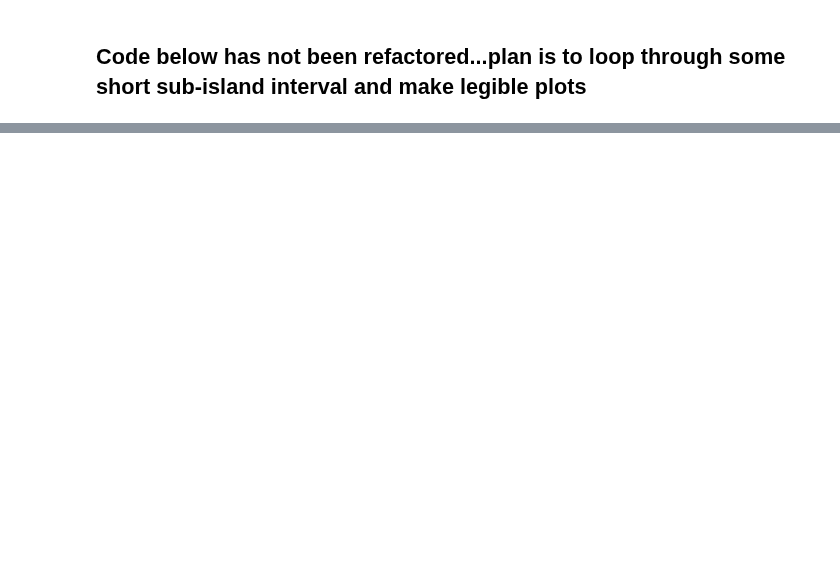
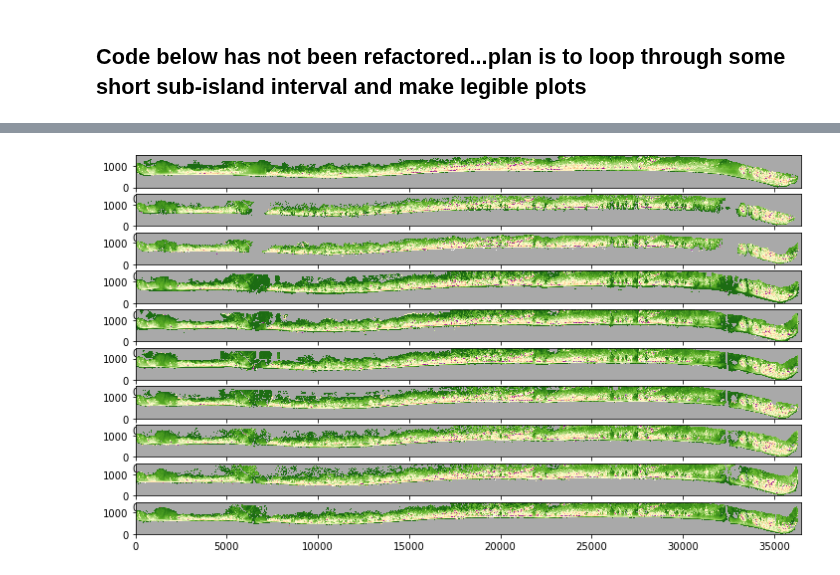
Before and after one commit to csherwood-usgs/CoreBx, a Jupyter notebook: Process_CoreBx_map_view_refac.ipynb, the cells around one changed output, grey strips where cells are left out. Saved outputs shown, nothing was run; the diff lists cells and outputs as text; code cells hidden in the pictures; blank space fills up the shorter version.

```diff
--- a/Process_CoreBx_map_view_refac.ipynb
+++ b/Process_CoreBx_map_view_refac.ipynb
@@ -917,27 +162,0 @@ plt.savefig('crest_change_histogram.png',bbox_inches='tight', format='png', dpi
-# %%
-%run -i CoreBx_funcs
-bin_edges = [ .5, 1., 1.5, 2, 2.5, 3., 3.5, 4, 4.5, 5, 5.5, 6, 6.5]
-nbins = len(bin_edges)-1
-print('nbins=',nbins)
-zcm = np.ones(nbins)*np.nan
-zcstd = zcm.copy()
-dvm = zcm.copy()
-dvstd = zcm.copy()
-for i in range(nbins):
-    zcm[i]=np.nanmean(zcrest0[0,(zcrest[0,:]>=bin_edges[i])&(zcrest[0,:]<bin_edges[i+1])])
-    zcstd[i]=np.nanstd(zcrest0[0,(zcrest[0,:]>=bin_edges[i])&(zcrest[0,:]<bin_edges[i+1])])
-    dvm[i]=np.nanmean(dvmean[0,(zcrest[0,:]>=bin_edges[i])&(zcrest[0,:]<bin_edges[i+1])])
-    dvstd[i]=np.nanmean(dvmean[0,(zcrest[0,:]>=bin_edges[i])&(zcrest[0,:]<bin_edges[i+1])])
-
-n, slope, intercept, r2, p, stderr = nanlsfit(zcrest0[0,:],dvmean[0,:])
-
-plt.figure(figsize=(5,5))
-plt.plot(zcrest0[0,:],dvmean[0,:],'.',color='lightgray',zorder=1)
-plt.errorbar(zcm, dvm, xerr=zcstd, yerr=dvstd, fmt='ok', ecolor=cols[2], elinewidth=2)
-plt.plot(zcm,zcm*slope+intercept,'--',c=cols[3])
-plt.xlabel('August dune crest elevation (m NAVD88)',fontsize=14)
-plt.ylabel('Volume change Sep minus Aug (m$^3$/m)',fontsize=14)
-fig_name = 'dune_crest_v_volume_change.svg'
-plt.savefig(fig_name,bbox_inches='tight', format='svg')
-fig_name = 'dune_crest_v_volume_change.png'
-plt.savefig(fig_name,bbox_inches='tight', format='png', dpi = 200)
@@ -1030,7 +162,0 @@ channel_metrics.loc[channel_metrics['Width']>=5.].describe()
-# %%
-# put these results in a .csv file via Pandas
-for i, mnth in enumerate(['Aug_','Sep_','Oct_','Nov_']):
-    exec( mnth+"pmetrics = pd.DataFrame({'y':y.T,'Vol':v[i,:],'Volp':vp[i,:],'Cx':cxcy[i,:,0],'Cy':cxcy[i,:,1],\
-        'zmax':zmax[i,:], 'dmax':dmax[i,:], 'zcrest':zcrest[i,:], 'dcrest':dcrest[i,:], 'zcrest0':zcrest0[i,:],\
-        'dtoe':dtoe[i,:],'iwidth':width_island[i,:],'pwidth': width_platform[i,:]})" )
-    exec(mnth+"pmetrics.to_csv('"+mnth+"_pmetrics.csv',index=False,na_rep='-999.999',float_format='%.3f')")
@@ -1444,0 +175,7 @@ plt.savefig('velocity_sed_transport_island.png',bbox_inches='tight', format='png
+# %%
+fig, ax = plt.subplots(10,1,figsize=(12,7))
+for i in range(0,10):
+    ax[i].pcolormesh(dsaa[i,:,:],cmap=tcmap,vmin=0,vmax=6)
+plt.savefig('island_all_topos.png',bbox_inches='tight', format='png',dpi=200)
+# %% [output]
+[figure, added]
```
Also changed, not shown: parts of 75 cells of this notebook, 2 other files.
